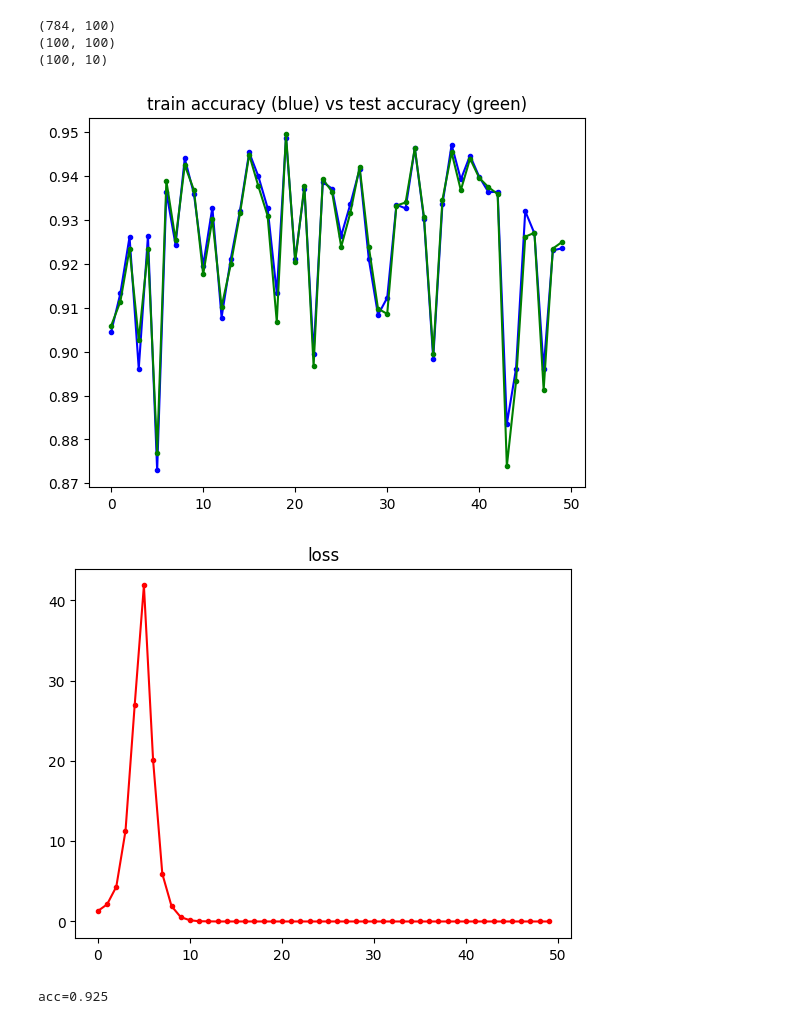
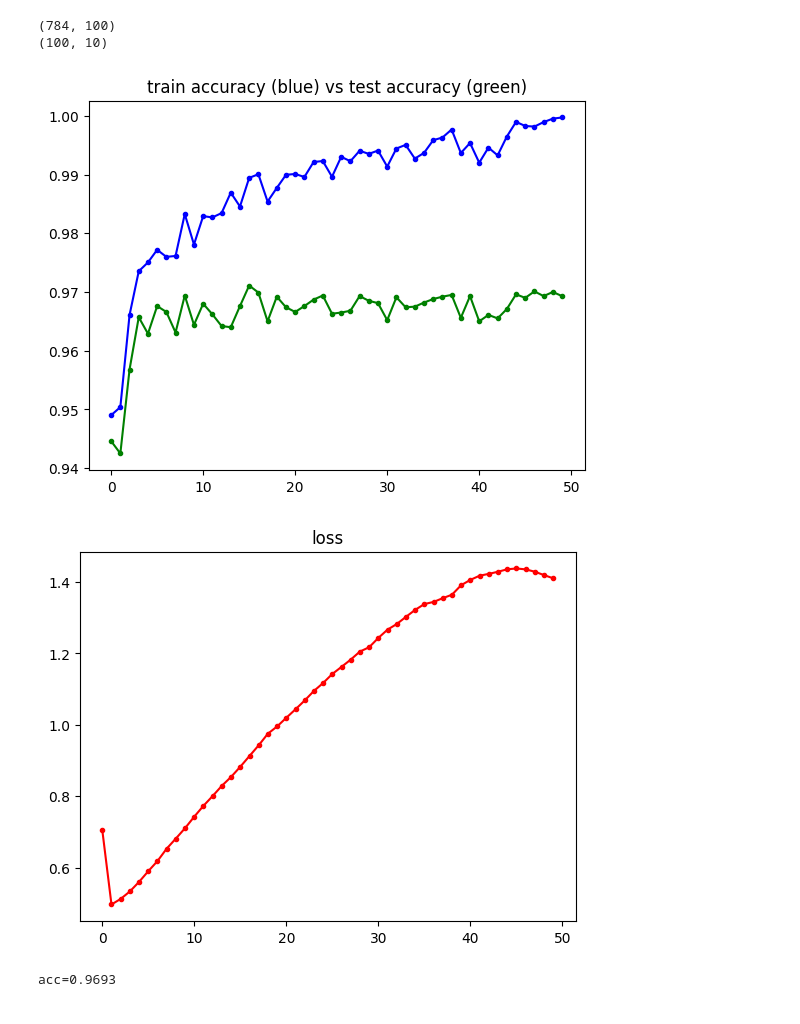
Before and after one commit to YorKnEz/rn-lab, a Jupyter notebook: hw03/main.ipynb, the cells around one changed output. Saved outputs shown, nothing was run; the diff lists cells and outputs as text; code cells hidden in the pictures.

```diff
--- a/hw03/main.ipynb
+++ b/hw03/main.ipynb
@@ -40,7 +40,7 @@ class Layer:
         """Y is the layer before the current one (from left-to-right)."""
         pass
 
-    def backward(self, dy, learn_rate, momentum=0.0):
+    def backward(self, dy, learn_rate, momentum=0.0, regularization_factor=0.0):
         """Backward propagate the current layer.
 
         Params are the dy of the layer after this one and the learning rate."""
@@ -71,22 +71,29 @@ class Network:
         for layer in self.layers:
             print(layer.get_shape())
 
-    def __train(self, x, t, learn_rate, momentum):
+    def __train(self, x, t, learn_rate, momentum, regularization_factor):
         # forward propagation
         y = x.T  # the outputs of all the layers
+        w = 0
 
         for layer in self.layers:
             y = layer.forward(y)
 
+            # compose sum(weight^2) for loss
+            if isinstance(layer, Dense):
+                w += np.sum(np.power(layer.weights, 2))
+
+        w = 0.5 * regularization_factor * w
+
         # get average loss for batch
         losses = np.array([cross_entropy(yi, ti) for ti, yi in zip(t, y.T)])
-        loss = np.average(losses)
+        loss = np.average(losses) + w
 
         # backward propagation
         dy = y - t.T  # gradient of cross entropy + softmax
 
         for layer in reversed(self.layers):
-            dy = layer.backward(dy, learn_rate, momentum)
+            dy = layer.backward(dy, learn_rate, momentum, regularization_factor)
 
         return loss
 
@@ -98,6 +105,7 @@ class Network:
         epochs=1,
         batch_size=1,
         momentum=0.0,
+        regularization_factor=0.0,
         test_x=None,
         test_t=None,
     ):
@@ -117,7 +125,7 @@ class Network:
             for batch_input, batch_labels in zip(
                 np.array_split(train_x, splits), np.array_split(train_t, splits)
             ):
-                loss += self.__train(batch_input, batch_labels, learn_rate, momentum)
+                loss += self.__train(batch_input, batch_labels, learn_rate, momentum, regularization_factor / len(train_x))
 
             # get average loss for whole train data
             loss = loss / splits
@@ -205,7 +213,7 @@ class Dense(Layer):
         # apply activation on each row of the weighted sums
         return np.apply_along_axis(self.activation, axis=0, arr=y_tilde)
 
-    def backward(self, dy, learn_rate, momentum=0.0):
+    def backward(self, dy, learn_rate, momentum=0.0, regularization_factor=0.0):
         # recall the y of previous layer and unactivated y of current layer
         y_prev, y_tilde = self.state
         dy_tilde = dy.copy()
@@ -219,6 +227,7 @@ class Dense(Layer):
         # compute gradients for weights and biases
         old_dw, old_db = self.old_deltas
 
+        n = dy_tilde.shape[1]
         dw = momentum * old_dw + learn_rate * dy_tilde @ y_prev.T
         db = momentum * old_db + learn_rate * dy_tilde.sum(axis=1).reshape(-1, 1)
 
@@ -226,7 +235,8 @@ class Dense(Layer):
         dy_prev = self.weights.T @ dy_tilde
 
         # update current layer weights and biases
-        self.weights -= dw
+        # apply weight decay
+        self.weights = (1 - learn_rate * regularization_factor) * self.weights - dw
         self.biases -= db
 
         self.old_deltas = dw, db
@@ -264,33 +274,33 @@ class Dropout(Layer):
 # %%
 network = Network()
 
 # network.add(Dense(10, activation=softmax, input_size=784))
 
 network.add(Dense(100, activation=relu, input_size=784))
-network.add(Dropout(0.3))
+# network.add(Dropout(0.1))
 network.add(Dense(10, activation=softmax))
 
 network.summary()
 
 network.train(
     train_X,
     train_Y,
     learn_rate=0.01,
     epochs=50,
     batch_size=100,
-    momentum=0.3,
+    # momentum=0.2,
+    # regularization_factor=60.0,
     test_x=test_X,
     test_t=test_Y,
 )
 
 print(f"acc={network.test(test_X, test_Y)}")
 # %% [output]
 (784, 100)
-(100, 100)
 (100, 10)
-[figure, old version]
+[figure, new version]
-[figure, old version]
+[figure, new version]
-acc=0.925
+acc=0.9693
 # %%
 for layer in network.layers:
     if not isinstance(layer, Dense):
```
Also changed, not shown: parts of 3 cells of this notebook, 6 other files.
